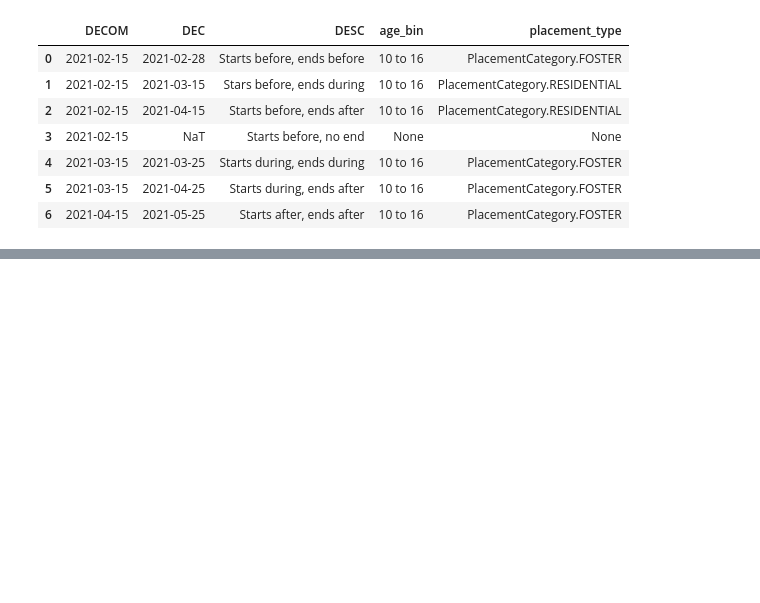
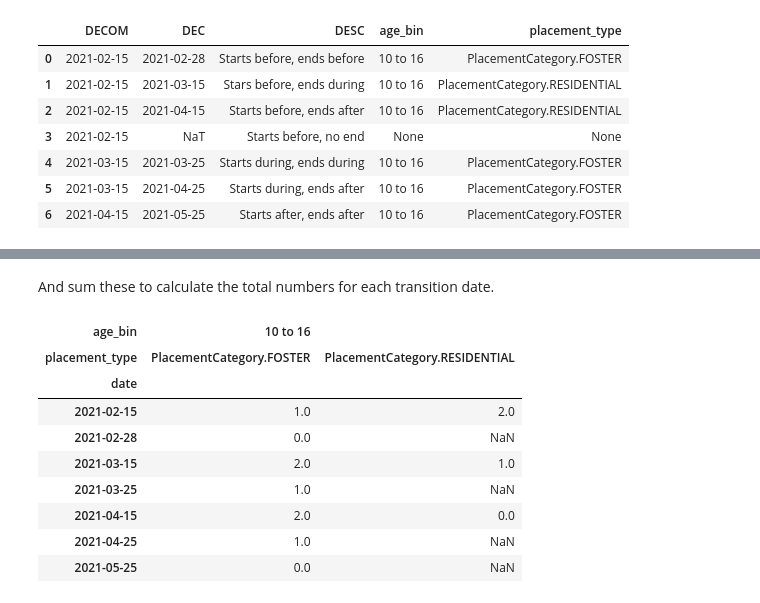
Before and after one commit to data-to-insight/cs-demand-model, a Jupyter notebook: notebooks/populations.ipynb, the cells around one changed output, grey strips where cells are left out. Cells and saved outputs as stored; diff of their text form; code cells hidden in the pictures; blank space fills up the shorter version.

```diff
--- a/notebooks/populations.ipynb
+++ b/notebooks/populations.ipynb
@@ -50,0 +131,16 @@ pop.make_populations_ts(df, pd.to_datetime('2021-03-01'), pd.to_datetime('2021-0
+# %% [markdown]
+And sum these to calculate the total numbers for each transition date.
+# %%
+total_counts = transitions.groupby(["placement_type", "age_bin"]).cumsum().unstack(["age_bin", "placement_type"])
+total_counts
+# %% [output]
+| age_bin | 10 to 16 |  |
+| placement_type | PlacementCategory.FOSTER | PlacementCategory.RESIDENTIAL |
+| date |  |  |
+| 2021-02-15 | 1.0 | 2.0 |
+| 2021-02-28 | 0.0 | NaN |
+| 2021-03-15 | 2.0 | 1.0 |
+| 2021-03-25 | 1.0 | NaN |
+| 2021-04-15 | 2.0 | 0.0 |
+| 2021-04-25 | 1.0 | NaN |
+| 2021-05-25 | 0.0 | NaN |
```
Also changed, not shown: parts of 13 cells of this notebook, 3 other files.
